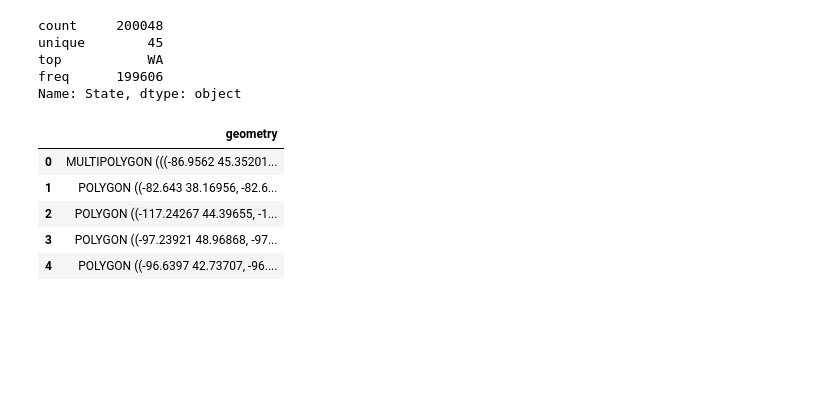
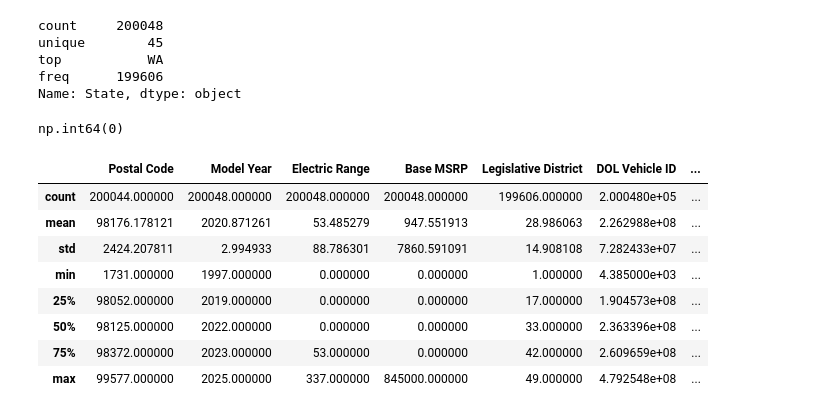
Before and after one commit to SianRods/Data-Science-ML, a Jupyter notebook: Practice Projects/DA-Electric_Vehicle.ipynb, the cells around one changed output. Drawn from its saved outputs; the diff is of its cells as text; code cells hidden in the pictures; blank space fills up the shorter version.

Commit message:
checked the data

```diff
--- a/Practice Projects/DA-Electric_Vehicle.ipynb
+++ b/Practice Projects/DA-Electric_Vehicle.ipynb
@@ -474,12 +426,20 @@ unique        45
 top           WA
 freq      199606
 Name: State, dtype: object
-# %%
-usa_map.head()
-# %% [output]
-|  | geometry |
-| 0 | MULTIPOLYGON (((-86.9562 45.35201... |
-| 1 | POLYGON ((-82.643 38.16956, -82.6... |
-| 2 | POLYGON ((-117.24267 44.39655, -1... |
-| 3 | POLYGON ((-97.23921 48.96868, -97... |
-| 4 | POLYGON ((-96.6397 42.73707, -96.... |
+# %%
+vehicle_df.duplicated().sum()
+# There are no Duplicates in this Data Set
+# %% [output]
+np.int64(0)
+# %%
+vehicle_df.describe()
+# %% [output]
+|  | Postal Code | Model Year | Electric Range | Base MSRP | Legislative District | DOL Vehicle ID | ... |
+| count | 200044.000000 | 200048.000000 | 200048.000000 | 200048.000000 | 199606.000000 | 2.000480e+05 | ... |
+| mean | 98176.178121 | 2020.871261 | 53.485279 | 947.551913 | 28.986063 | 2.262988e+08 | ... |
+| std | 2424.207811 | 2.994933 | 88.786301 | 7860.591091 | 14.908108 | 7.282433e+07 | ... |
+| min | 1731.000000 | 1997.000000 | 0.000000 | 0.000000 | 1.000000 | 4.385000e+03 | ... |
+| 25% | 98052.000000 | 2019.000000 | 0.000000 | 0.000000 | 17.000000 | 1.904573e+08 | ... |
+| 50% | 98125.000000 | 2022.000000 | 0.000000 | 0.000000 | 33.000000 | 2.363396e+08 | ... |
+| 75% | 98372.000000 | 2023.000000 | 53.000000 | 0.000000 | 42.000000 | 2.609659e+08 | ... |
+| max | 99577.000000 | 2025.000000 | 337.000000 | 845000.000000 | 49.000000 | 4.792548e+08 | ... |
```
Also changed, not shown: parts of 14 cells of this notebook.
